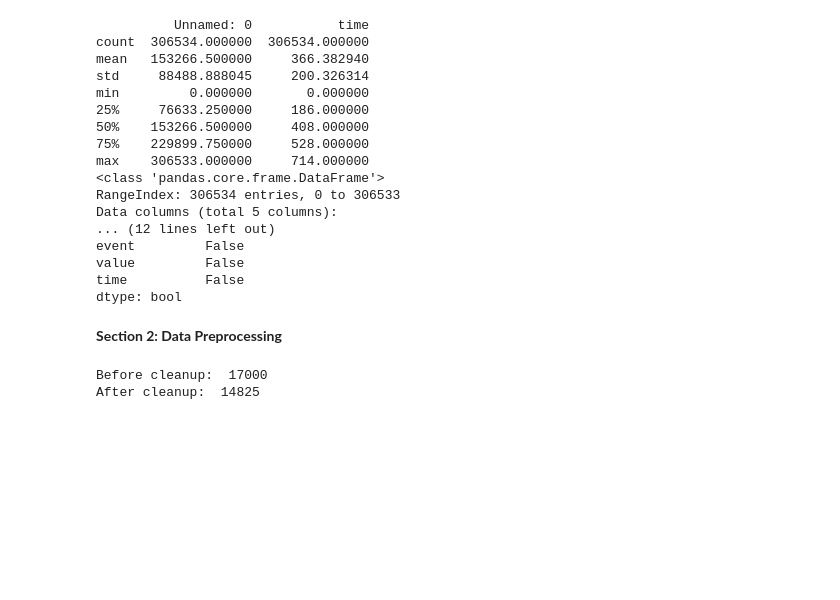
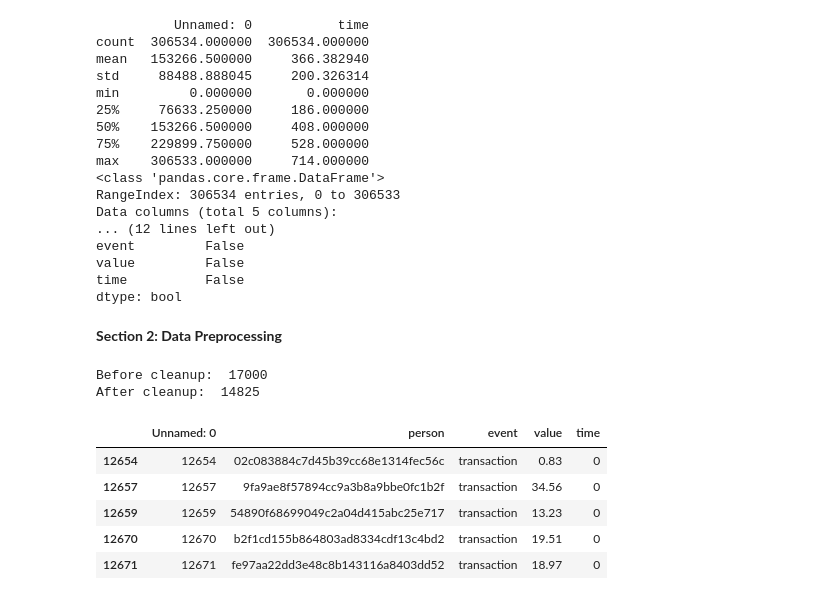
Before and after one commit to surf-guy/DSE200, a Jupyter notebook: MiniProjectStarter_Le.ipynb, the cells around one changed output. Drawn from its saved outputs; the diff is of its cells as text; code cells hidden in the pictures; blank space fills up the shorter version.

```diff
--- a/MiniProjectStarter_Le.ipynb
+++ b/MiniProjectStarter_Le.ipynb
@@ -173 +181,22 @@ profile_df_clean['became_member_on'] = pd.to_datetime(profile_df_clean['became_m
+# %%
+import ast
+#format transaction value to 2 decimal places
+# Make a copy to avoid SettingWithCopyWarning
+transcript_df_clean = transcript_df.copy()
+
+# Only modify rows where event == 'transaction'
+mask = transcript_df_clean['event'] == 'transaction'
+
+transcript_df_clean.loc[mask, 'value'] = (
+    transcript_df_clean.loc[mask, 'value'].apply(lambda s: float(ast.literal_eval(s)['amount'])).round(2)
+)
+
+transcript_df_clean[transcript_df_clean['event'] == 'transaction'].head()
+# %% [output]
+|  | Unnamed: 0 | person | event | value | time |
+| 12654 | 12654 | 02c083884c7d45b39cc68e1314fec56c | transaction | 0.83 | 0 |
+| 12657 | 12657 | 9fa9ae8f57894cc9a3b8a9bbe0fc1b2f | transaction | 34.56 | 0 |
+| 12659 | 12659 | 54890f68699049c2a04d415abc25e717 | transaction | 13.23 | 0 |
+| 12670 | 12670 | b2f1cd155b864803ad8334cdf13c4bd2 | transaction | 19.51 | 0 |
+| 12671 | 12671 | fe97aa22dd3e48c8b143116a8403dd52 | transaction | 18.97 | 0 |
 # %%
```
Also changed, not shown: parts of 11 cells of this notebook.
